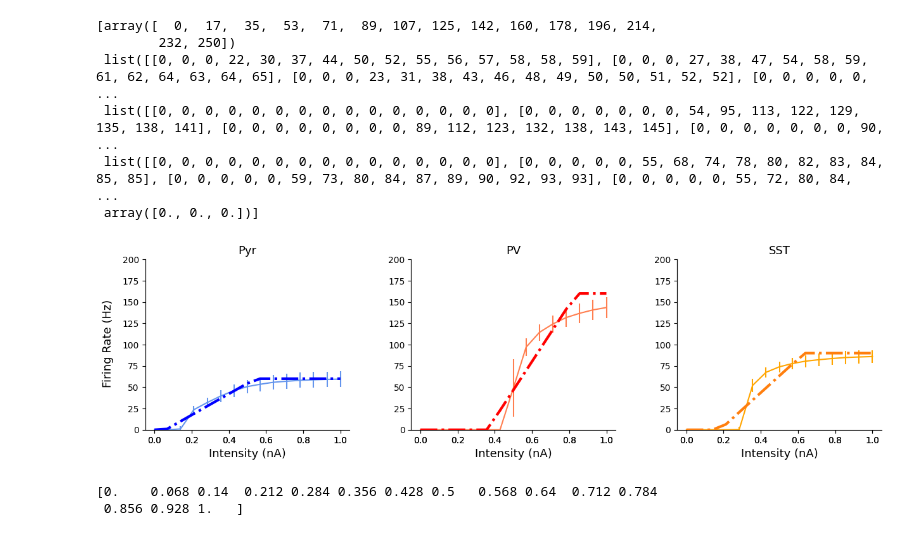
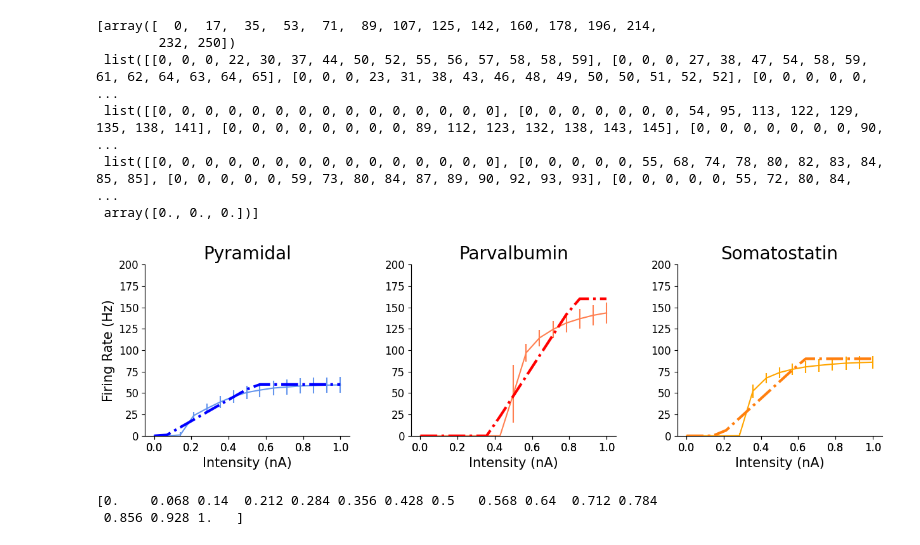
Before and after one commit to Aramatos/dynapse2_adaptation, a Jupyter notebook: F-I_fig.ipynb, the cells around one changed output. Saved outputs shown, nothing was run; the diff lists cells and outputs as text; code cells hidden in the pictures.

```diff
--- a/F-I_fig.ipynb
+++ b/F-I_fig.ipynb
@@ -93,6 +93,8 @@ rmse_SST = np.sqrt(np.mean(residuals_SST**2))
 
 fig, axs = plt.subplots(1, 3, figsize=(15, 3.5))
 
+TITLE_SIZE=20
+LABEL_SIZE=15
 # Data
 data = [
     (means_PC, stds_PC, fit_PC, rmse_PC, 'cornflowerblue', 'b-.'),
@@ -100,7 +102,7 @@ data = [
     (means_SST, stds_SST, fit_SST, rmse_SST, '#FFA500',  'C1-.')
 ]
 
-labels = ["Pyr", "PV", "SST"]
+labels = ["Pyramidal", "Parvalbumin", "Somatostatin"]
 
 for i, ax in enumerate(axs):
     means, stds, fit, rmse, color, fit_color = data[i]
@@ -109,40 +111,45 @@ for i, ax in enumerate(axs):
     # Plot with error bars vs input DC parameter
     ax.errorbar(normalized_FF_in, means, yerr=stds, c=color, label=f'{label} dynapse')
 
-    ax.set_title(f'{label}', fontsize=font_size)
-    ax.set_xlabel(f'Intensity (nA)', fontsize=font_size)
+    ax.set_title(f'{label}', fontsize=TITLE_SIZE)
+    ax.set_xlabel(f'Intensity (nA)', fontsize=LABEL_SIZE)
 
     # Plot the fitted curves
     ax2 = ax.twiny()
     ax2.plot(normalized_FF_in, fit, fit_color, label=f'{label} bio fit', linewidth=3)
     ax2.set_ylim(0, 200)
 
     # Offset the twin axis below the host
     ax2.spines["bottom"].set_visible(False)
 
     # Remove right and top borders
     ax.spines['right'].set_visible(False)
     ax.spines['top'].set_visible(False)
     ax2.spines['right'].set_visible(False)
     ax2.spines['top'].set_visible(False)
 
     #ax2.set_xlabel('Input Pulse normalized')
 
     # Move twinned axis ticks and label from top to bottom
     ax2.xaxis.set_ticks_position("bottom")
     ax2.xaxis.set_label_position("bottom")
+    #set tick sizes
+    ax.tick_params(labelsize=LABEL_SIZE-3)
+    ax2.tick_params(labelsize=LABEL_SIZE-3)
 
     # Legend
     #ax2.legend(bbox_to_anchor=(.5, 1), loc='upper right', fontsize=font_size)
+
+axs[0].set_ylabel('Firing Rate (Hz)', fontsize=LABEL_SIZE)
 plt.subplots_adjust(wspace=0.3)  # Adjust the width space as needed
 
-    # Create input annotation with rmse errors rounded to two decimal places
-fig.text(0.08, 0.5, 'Firing Rate (Hz)', va='center', rotation='vertical', fontsize=font_size)
+# Create input annotation with rmse errors rounded to two decimal places
+# fig.text(0.08, 0.5, 'Firing Rate (Hz)', va='center', rotation='vertical', fontsize=font_size)
 
 #plt.tight_layout()
 plt.show()
 # %% [output]
-[figure, old version]
+[figure, new version]
 # %%
 print(normalized_FF_in)
 # %% [output]
```
Also changed, not shown: 2 other files.
